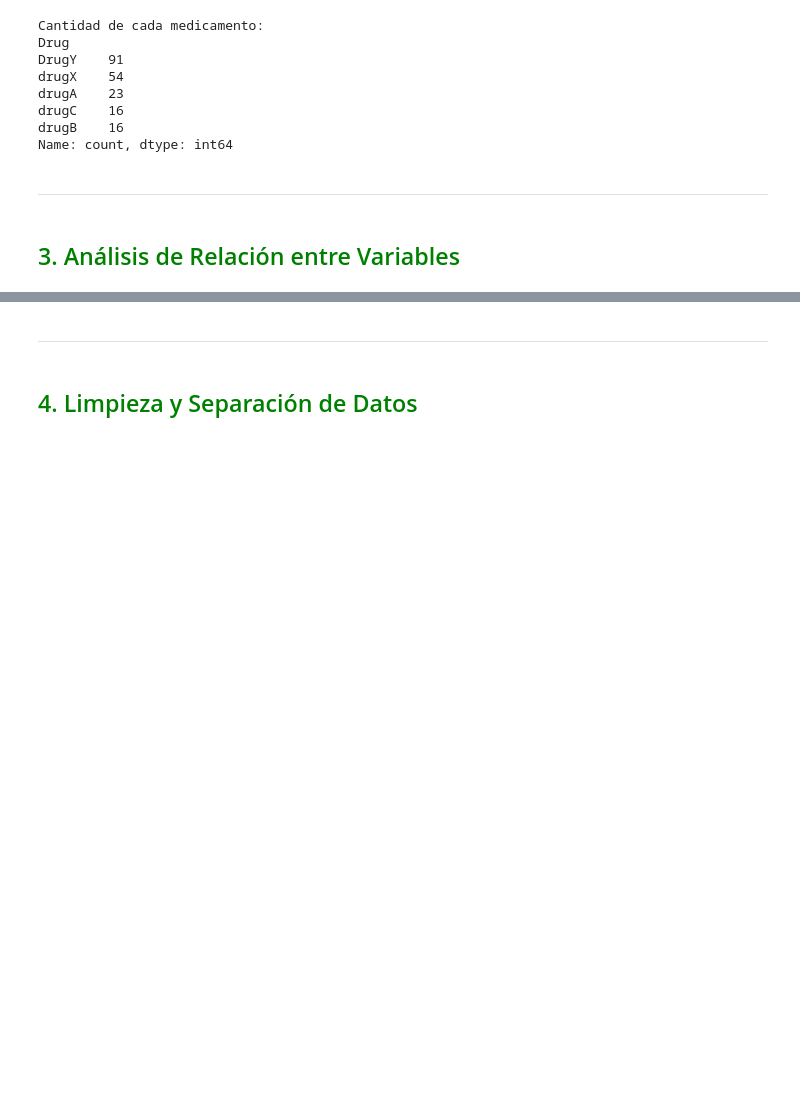
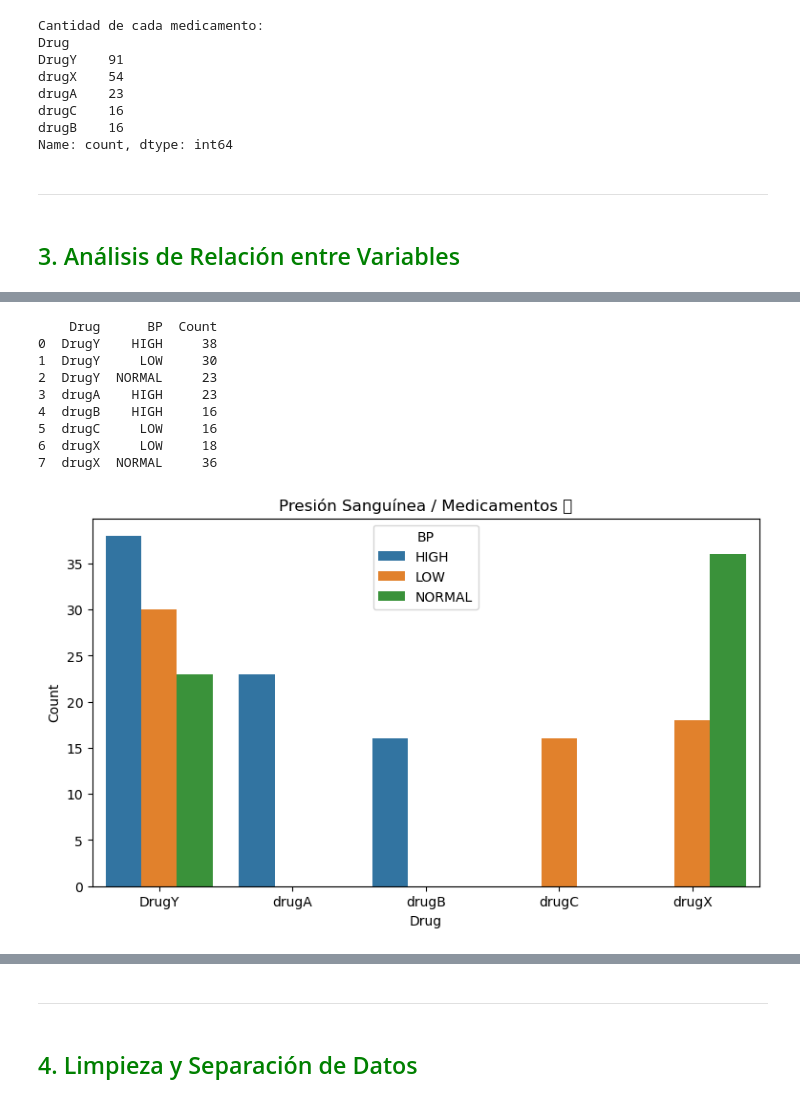
Before and after one commit to karolm0406/karolm0406-6IV8_HerreraMacedoKarol_AD, a Jupyter notebook: ElementosBasicosEstadistica/Cap3_plantilla.ipynb, the cells around one changed output, grey strips where cells are left out. Saved outputs shown, nothing was run; the diff lists cells and outputs as text; code cells hidden in the pictures; blank space fills up the shorter version.

```diff
--- a/ElementosBasicosEstadistica/Cap3_plantilla.ipynb
+++ b/ElementosBasicosEstadistica/Cap3_plantilla.ipynb
@@ -153,4 +186,26 @@ Name: count, dtype: int64
 # %%
 # Grafica la relación entre la Presión Sanguínea y los Medicamentos 💊
+
+# Agrupa por Drug y BP y cuenta las incidencias
+df_BP_Drug = df.groupby(["Drug", "BP"]).size().reset_index(name="Count")
+print(df_BP_Drug)
+
+#gráfica de barras
+plt.figure(figsize=(9, 5))
+sns.barplot(x="Drug", y="Count", hue="BP", data=df_BP_Drug)
+
+plt.title("Presión Sanguínea / Medicamentos 💊")
+plt.show()
+# %% [output]
+    Drug      BP  Count
+0  DrugY    HIGH     38
+1  DrugY     LOW     30
+2  DrugY  NORMAL     23
+3  drugA    HIGH     23
+4  drugB    HIGH     16
+5  drugC     LOW     16
+6  drugX     LOW     18
+7  drugX  NORMAL     36
+[figure, added]
 # %%
 # Grafica (con una gráfica de barras)nla relación entre el nivel de colesterol y los medicamentos 💊
```
Also changed, not shown: parts of 12 cells of this notebook.
